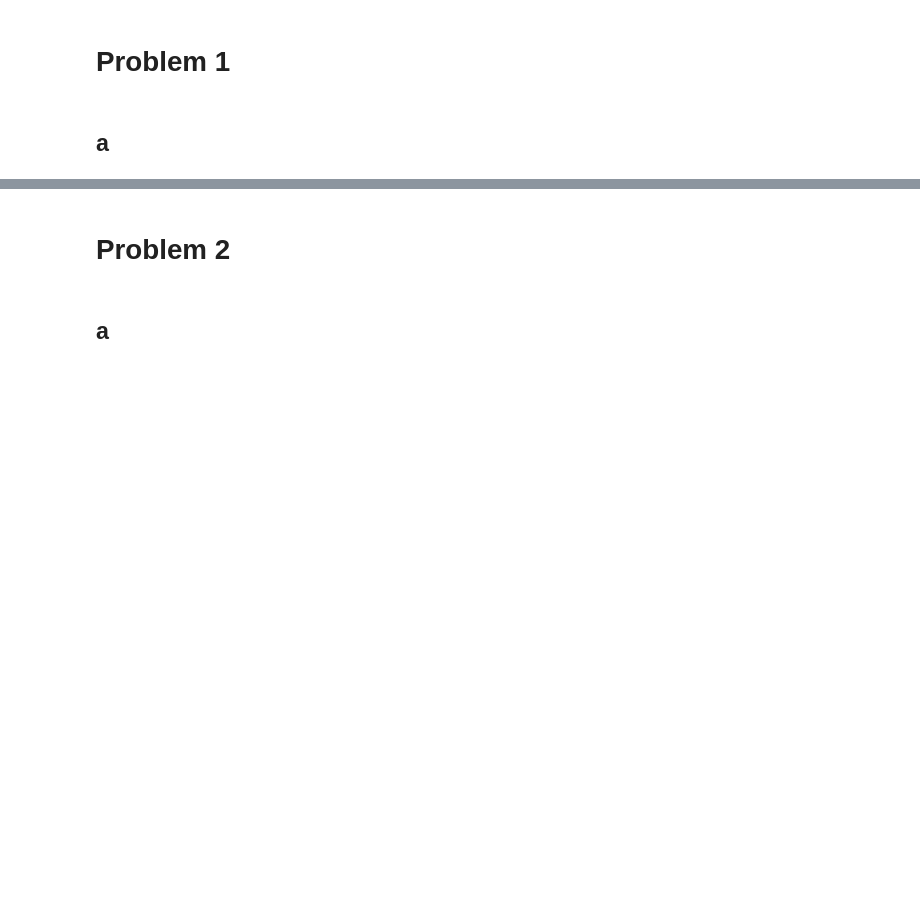
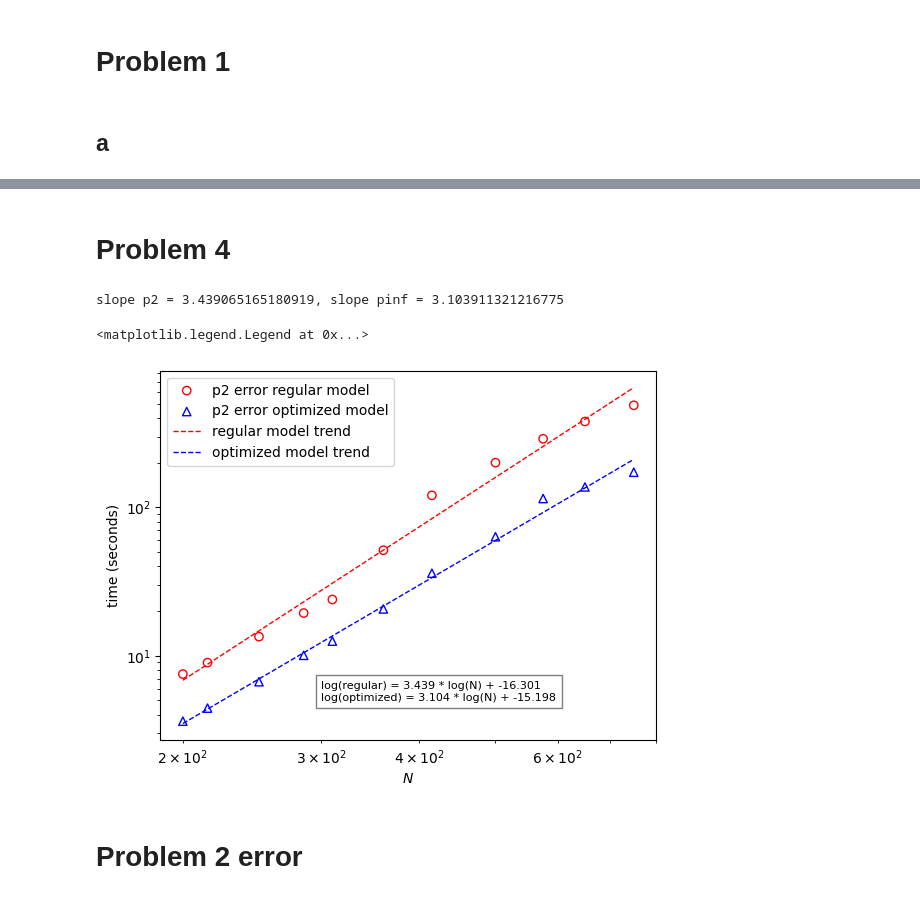
Before and after one commit to andrewholmberg/math_550_numerical_pdes, a Jupyter notebook: homework_1.ipynb, the cells around one changed output, grey strips where cells are left out. Drawn from its saved outputs; the diff is of its cells as text; code cells hidden in the pictures; blank space fills up the shorter version.

```diff
--- a/homework_1.ipynb
+++ b/homework_1.ipynb
@@ -123,4 +122,43 @@ slope p2 = -2.0475087829776877, slope pinf = -2.0452860786265514
+# %% [markdown]
+# Problem 4
+# %%
+
+import matplotlib.pyplot as plt
+import pandas as pd
+import numpy as np
+fig,ax = plt.subplots()
+df = pd.read_csv('homework_1_problem_4_data.csv')
+nn = df['N']
+slow_model = df['Slow Time']
+fast_model = df['Fast Time']
+ax.scatter(nn, slow_model, facecolor='none', edgecolors='red', label="p2 error regular model")
+ax.scatter(nn, fast_model, facecolor='none', edgecolors='blue',label="p2 error optimized model",marker='^')
+
+tls = np.polyfit(np.log(nn), np.log(slow_model), 1)
+tlf = np.polyfit(np.log(nn), np.log(fast_model), 1)
+
+slow_trend = np.dot(np.array(tls).reshape(1,-1),np.array([np.log(nn),np.ones(len(nn))])).flatten()
+fast_trend = np.dot(np.array(tlf).reshape(1,-1),np.array([np.log(nn),np.ones(len(nn))])).flatten()
+
+ax.plot(nn, np.exp(slow_trend), 'red', linewidth=1, linestyle = 'dashed',label="regular model trend")
+ax.plot(nn, np.exp(fast_trend), 'blue', linewidth=1, linestyle = 'dashed',label="optimized model trend")
+
+print(f'slope p2 = {tls[0]}, slope pinf = {tlf[0]}')
+
+equation = "".join([f"log(regular) = {round(tls[0],3)} * log(N) + {round(tls[1],3)}",
+                    "\n",
+                    f"log(optimized) = {round(tlf[0],3)} * log(N) + {round(tlf[1],3)}"])
+
+plt.text(300, 5, equation, fontsize=8, bbox=dict(facecolor='white', alpha=0.5))
+
+ax.set_xscale('log')
+ax.set_yscale('log')
+ax.set_xlabel(r'$N$')
+ax.set_ylabel('time (seconds)')
+ax.legend()
+# %% [output]
+slope p2 = 3.439065165180919, slope pinf = 3.103911321216775
+<matplotlib.legend.Legend at 0x...>
+[figure, added]
 # %% [markdown]
-# Problem 2
+# Problem 2 error
-# %% [markdown]
-## a
```
Also changed, not shown: parts of 16 cells of this notebook, 22 other files.
